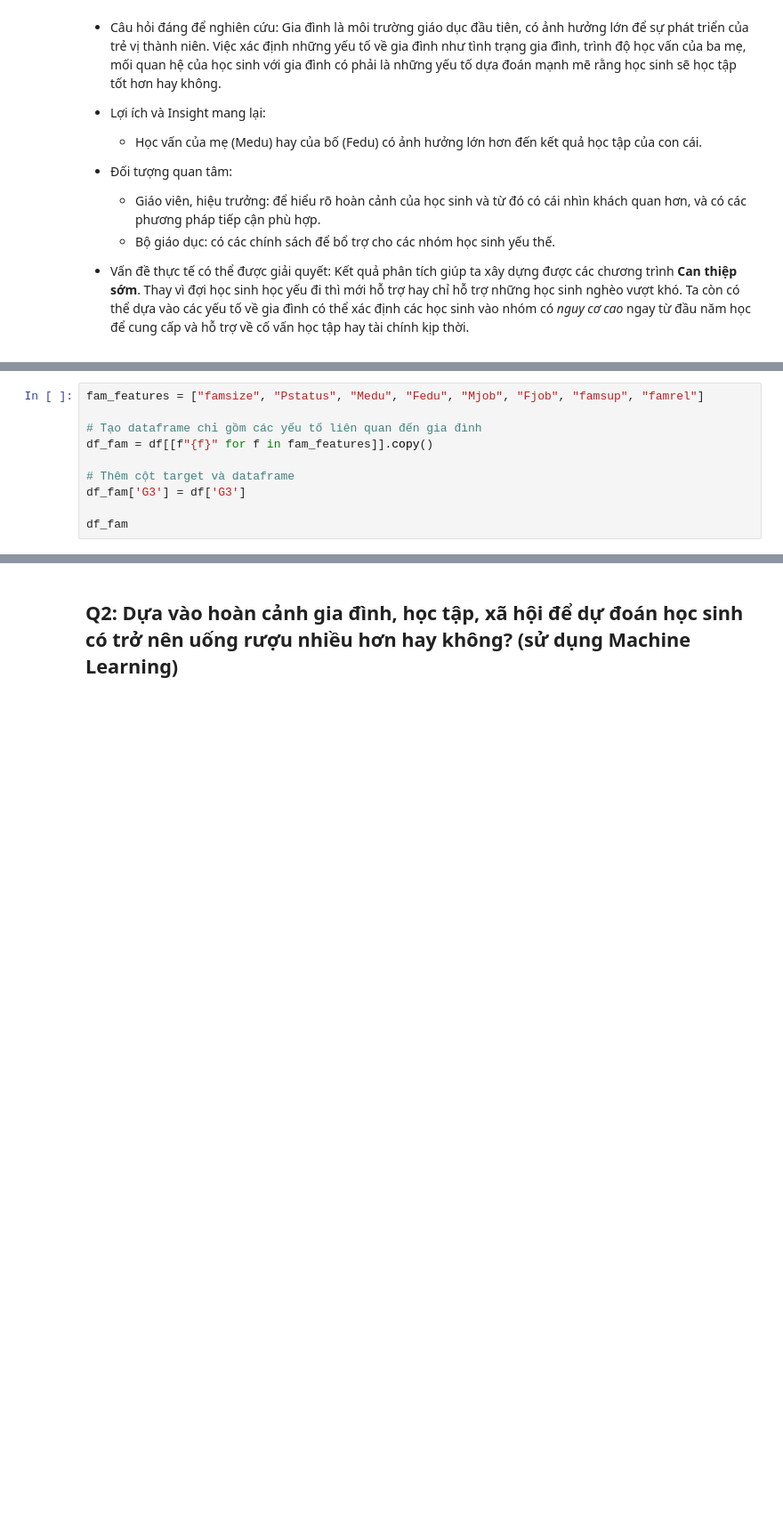
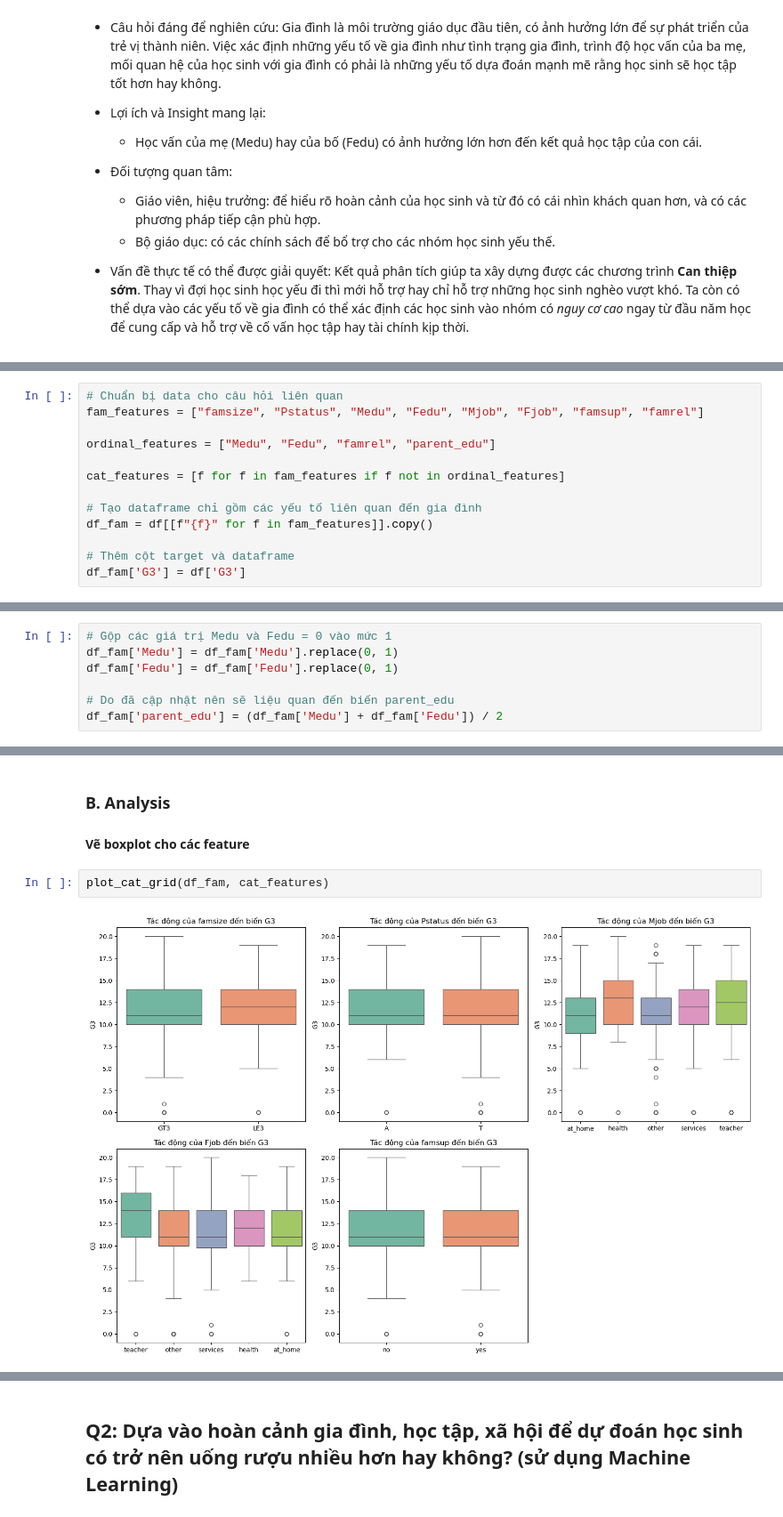
Before and after one commit to nganbee/student_alcohol_consumption_DS, a Jupyter notebook: notebooks/04_questioning.ipynb, the cells around one changed output, grey strips where cells are left out. Shown at 89% size. Cells and saved outputs as stored; diff of their text form; blank space fills up the shorter version.

Commit message:
Update analysis question 1

```diff
--- a/notebooks/04_questioning.ipynb
+++ b/notebooks/04_questioning.ipynb
@@ -31,10 +69,13 @@ Index(['school', 'sex', 'age', 'address', 'famsize', 'Pstatus', 'Medu', 'Fedu',
 # %%
+# Chuẩn bị data cho câu hỏi liên quan
 fam_features = ["famsize", "Pstatus", "Medu", "Fedu", "Mjob", "Fjob", "famsup", "famrel"]
+
+ordinal_features = ["Medu", "Fedu", "famrel", "parent_edu"]
+
+cat_features = [f for f in fam_features if f not in ordinal_features]
 
 # Tạo dataframe chỉ gồm các yếu tố liên quan đến gia đình
 df_fam = df[[f"{f}" for f in fam_features]].copy()
 
 # Thêm cột target và dataframe
 df_fam['G3'] = df['G3']
-
-df_fam
@@ -54,0 +82,7 @@ df_fam
+# %%
+# Gộp các giá trị Medu và Fedu = 0 vào mức 1
+df_fam['Medu'] = df_fam['Medu'].replace(0, 1)
+df_fam['Fedu'] = df_fam['Fedu'].replace(0, 1)
+
+# Do đã cập nhật nên sẽ liệu quan đến biến parent_edu
+df_fam['parent_edu'] = (df_fam['Medu'] + df_fam['Fedu']) / 2
@@ -54,0 +105,8 @@ df_fam
+# %% [markdown]
+### **B. Analysis**
+
+#### **Vẽ boxplot cho các feature**
+# %%
+plot_cat_grid(df_fam, cat_features)
+# %% [output]
+[figure, added]
```
Also changed, not shown: parts of 9 cells of this notebook.
